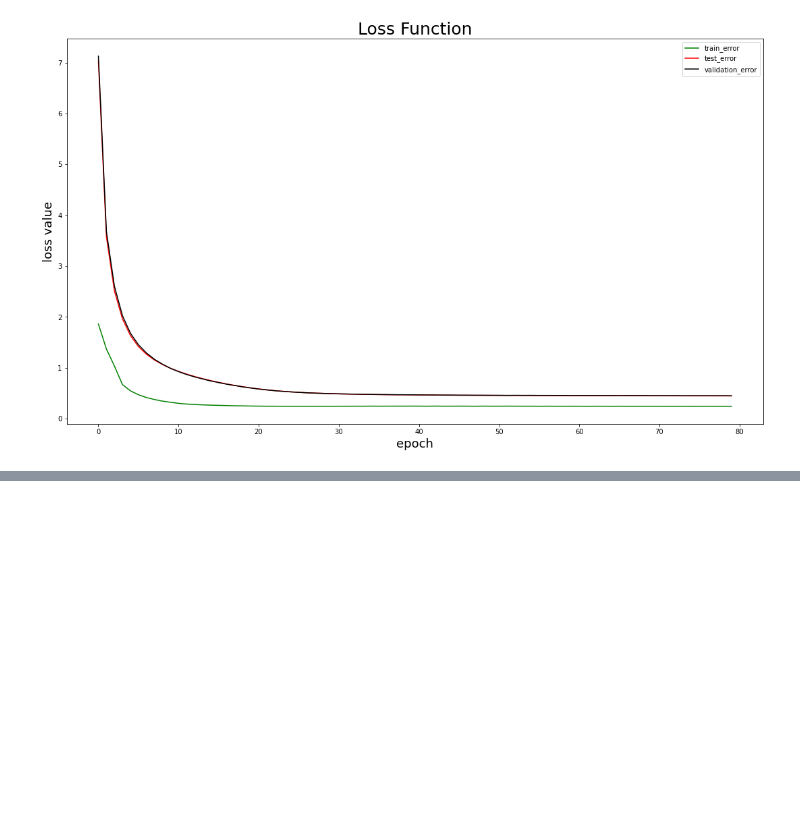
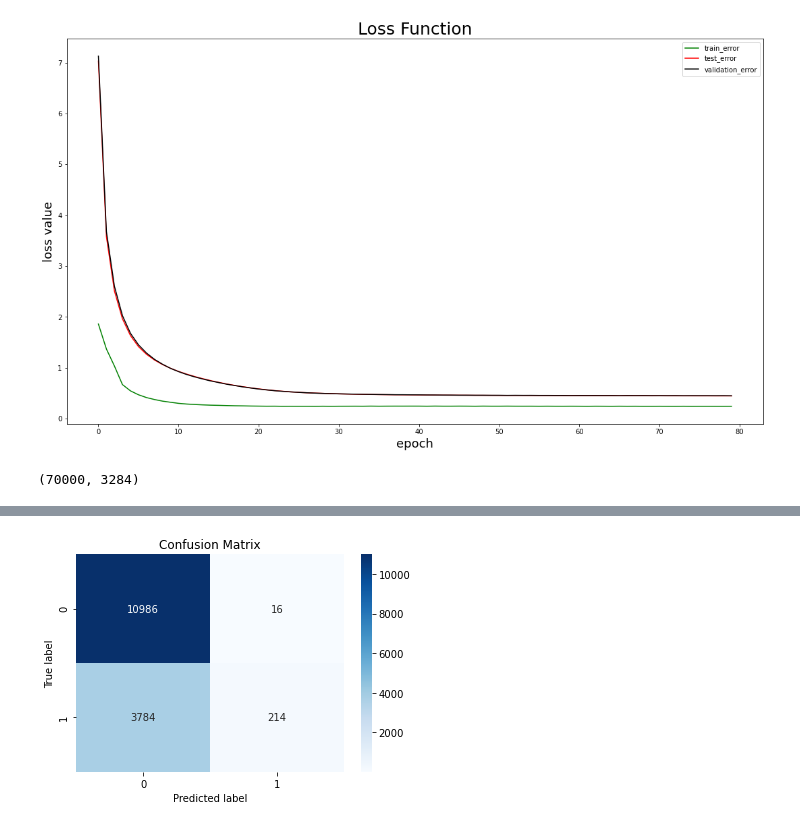
Before and after one commit to YD5463/CyberbullyingDetector, a Jupyter notebook: Notebooks/logistic.ipynb, the cells around one changed output, grey strips where cells are left out. Saved outputs shown, nothing was run; the diff lists cells and outputs as text; code cells hidden in the pictures; blank space fills up the shorter version.

```diff
--- a/Notebooks/logistic.ipynb
+++ b/Notebooks/logistic.ipynb
@@ -349,0 +422,5 @@ plt.show()
+# %%
+# x_train,y_train.values,x_test,y_test.values,x_validation, y_validation.values
+x_train.shape
+# %% [output]
+(70000, 3284)
@@ -349,0 +430,17 @@ plt.show()
+# %%
+def mlp_pipeline(clf):
+    clf.fit(x_train, y_train.values)
+    predictions = clf.predict(x_validation)
+    print(classification_report(y_validation.values, predictions))
+    cc = confusion_matrix(y_validation, predictions, labels=[0, 1])
+    sns.heatmap(cc, annot=True, fmt="g", cmap='Blues')
+    plt.xlabel("Predicted label")
+    plt.title("Confusion Matrix")
+    plt.ylabel("True label")
+    plt.show()
+# %%
+clf1 = MLPClassifier(random_state=1,learning_rate_init=0.01,batch_size=200,activation="relu",
+                    hidden_layer_sizes=(1000,500,100),solver='adam',max_iter=100,verbose=True)
+# %%
+mlp_pipeline(clf1)
+# %% [output]
@@ -349,0 +464 @@ plt.show()
+[figure, added]
```
Also changed, not shown: parts of 10 cells of this notebook, 1 other file.
